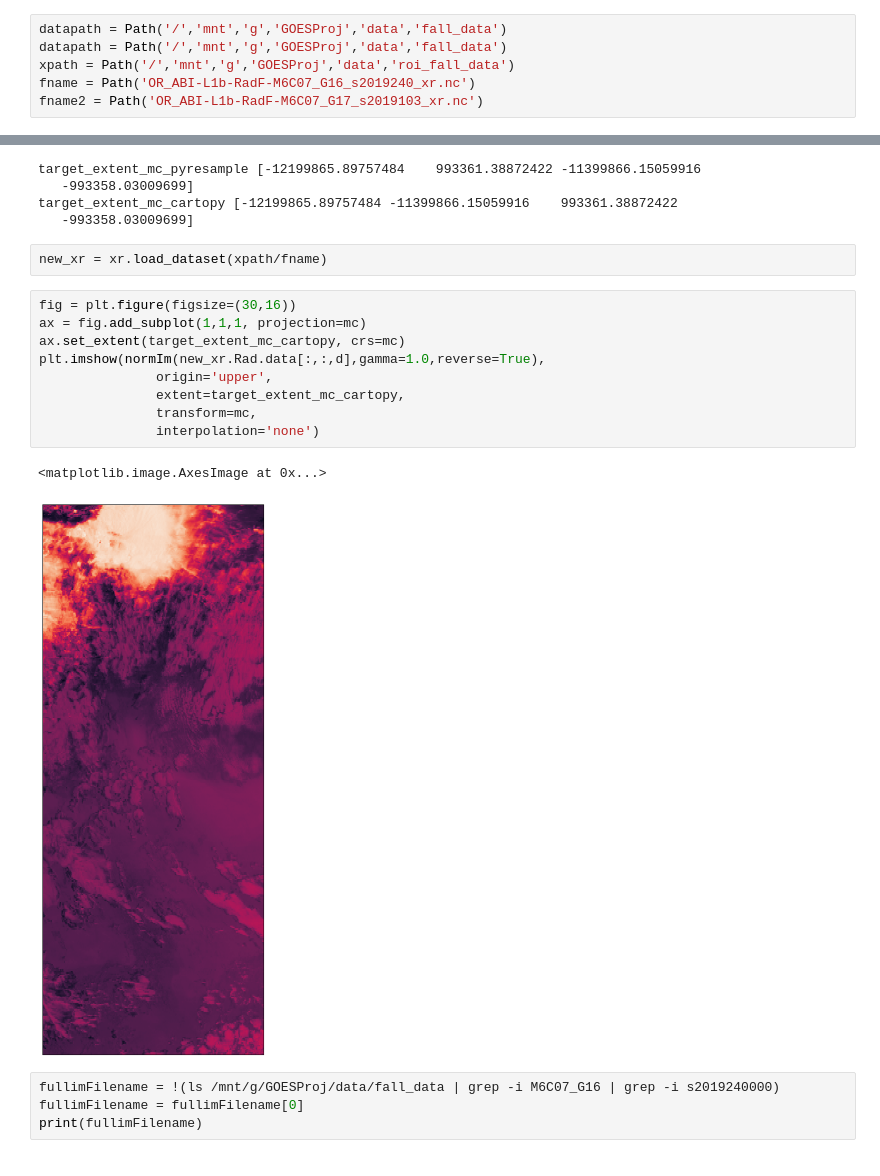
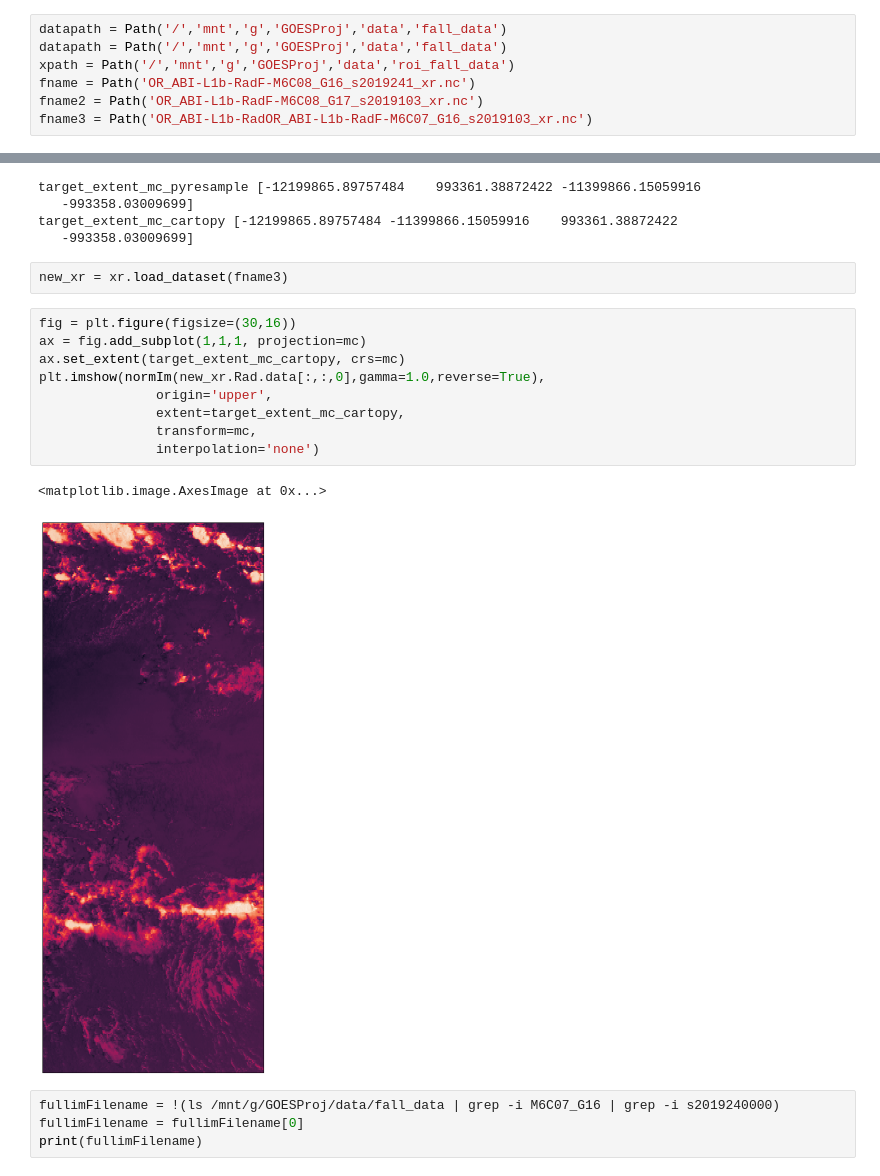
Before and after one commit to story645/GOEScode, a Jupyter notebook: botoloading/VisualROICheck.ipynb, the cells around one changed output, grey strips where cells are left out. Drawn from its saved outputs; the diff is of its cells as text.

```diff
--- a/botoloading/VisualROICheck.ipynb
+++ b/botoloading/VisualROICheck.ipynb
@@ -15,8 +15,9 @@ from extractROIfiles import normIm, cartopy_pyresample_toggle_extent,  trasform_
 datapath = Path('/','mnt','g','GOESProj','data','fall_data')
 datapath = Path('/','mnt','g','GOESProj','data','fall_data')
 xpath = Path('/','mnt','g','GOESProj','data','roi_fall_data')
-fname = Path('OR_ABI-L1b-RadF-M6C07_G16_s2019240_xr.nc')
-fname2 = Path('OR_ABI-L1b-RadF-M6C07_G17_s2019103_xr.nc')
+fname = Path('OR_ABI-L1b-RadF-M6C08_G16_s2019241_xr.nc')
+fname2 = Path('OR_ABI-L1b-RadF-M6C08_G17_s2019103_xr.nc')
+fname3 = Path('OR_ABI-L1b-RadOR_ABI-L1b-RadF-M6C07_G16_s2019103_xr.nc')
 # %%
 pc = ccrs.PlateCarree()
 mc = ccrs.Mercator()
@@ -33,19 +34,19 @@ target_extent_mc_pyresample [-12199865.89757484    993361.38872422 -11399866.150
 target_extent_mc_cartopy [-12199865.89757484 -11399866.15059916    993361.38872422
    -993358.03009699]
 # %%
-new_xr = xr.load_dataset(xpath/fname)
+new_xr = xr.load_dataset(fname3)
 # %%
 fig = plt.figure(figsize=(30,16))
 ax = fig.add_subplot(1,1,1, projection=mc)
 ax.set_extent(target_extent_mc_cartopy, crs=mc)
-plt.imshow(normIm(new_xr.Rad.data[:,:,d],gamma=1.0,reverse=True),
+plt.imshow(normIm(new_xr.Rad.data[:,:,0],gamma=1.0,reverse=True),
                origin='upper',
                extent=target_extent_mc_cartopy,
                transform=mc,
                interpolation='none')
 # %% [output]
 <matplotlib.image.AxesImage at 0x...>
-[figure, old version]
+[figure, new version]
 # %%
 fullimFilename = !(ls /mnt/g/GOESProj/data/fall_data | grep -i M6C07_G16 | grep -i s2019240000)
 fullimFilename = fullimFilename[0]
```
Also changed, not shown: parts of 10 cells of this notebook, 11 other files.
